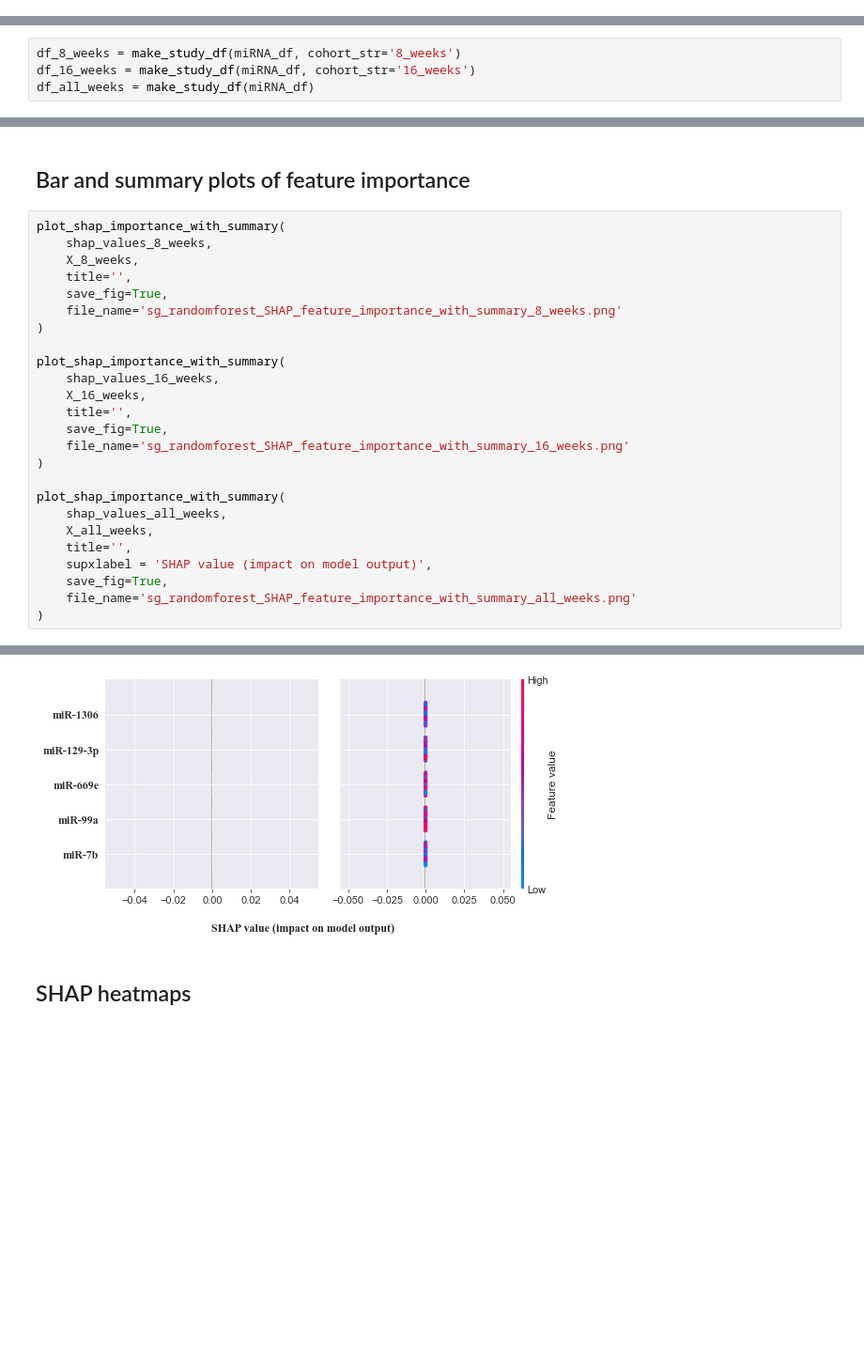
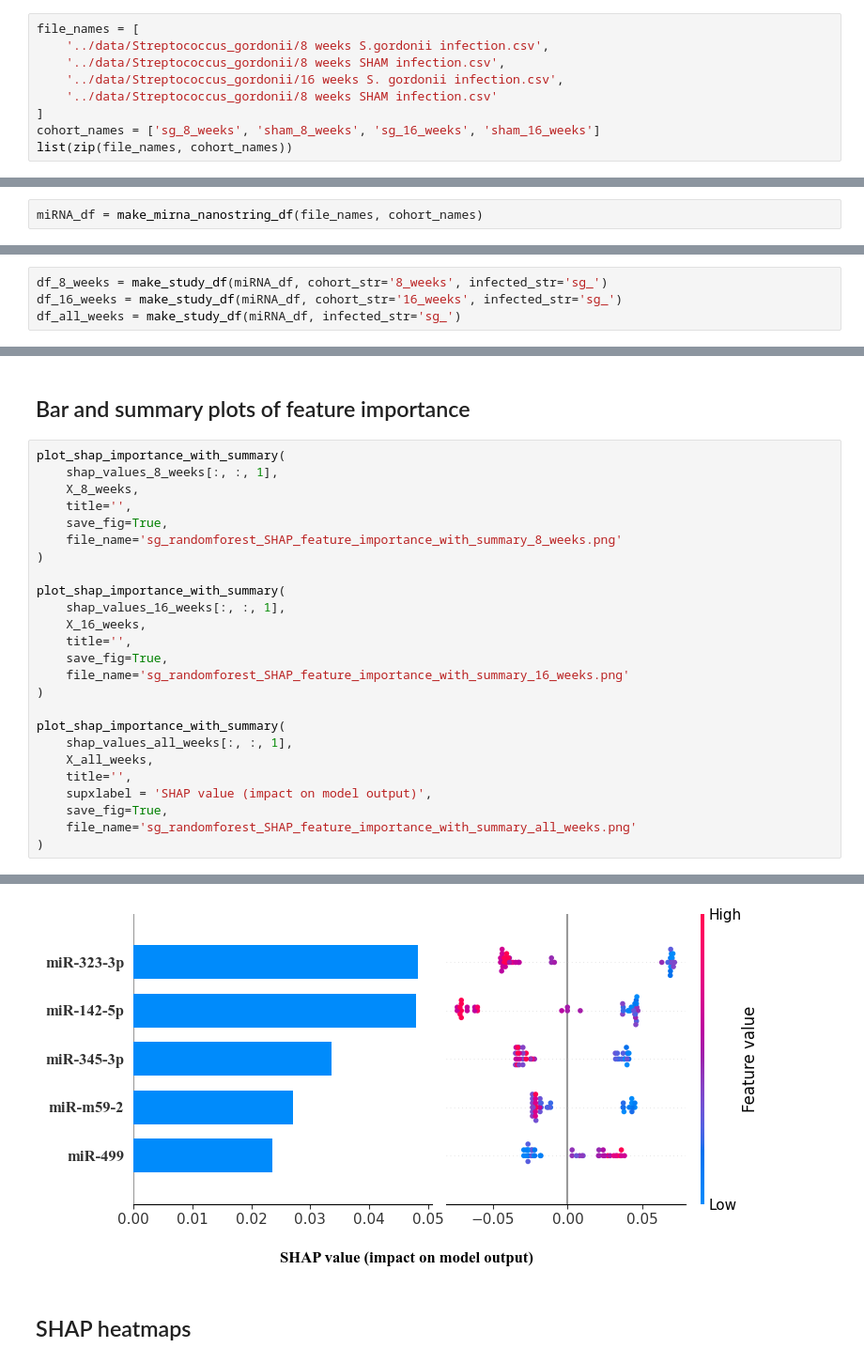
Before and after one commit to uflcod/miRNA-periodontal-disease, a Jupyter notebook: notebooks/sg_randomforest_miRNA.ipynb, the cells around one changed output, grey strips where cells are left out. Shown: that part at 94% size. Saved outputs shown, nothing was run; the diff lists cells and outputs as text; blank space fills up the shorter version.

Commit message:
modify to use make_mirna_nanostring_df

```diff
--- a/notebooks/sg_randomforest_miRNA.ipynb
+++ b/notebooks/sg_randomforest_miRNA.ipynb
@@ -59,0 +58,9 @@ miRNA_df = pd.read_excel('../dataStreptococcus_gordonii/transposed_Sg_miRNA.xlsx
+# %%
+file_names = [
+    '../data/Streptococcus_gordonii/8 weeks S.gordonii infection.csv',
+    '../data/Streptococcus_gordonii/8 weeks SHAM infection.csv',
+    '../data/Streptococcus_gordonii/16 weeks S. gordonii infection.csv',
+    '../data/Streptococcus_gordonii/8 weeks SHAM infection.csv'
+]
+cohort_names = ['sg_8_weeks', 'sham_8_weeks', 'sg_16_weeks', 'sham_16_weeks']
+list(zip(file_names, cohort_names))
@@ -60,9 +75,11 @@ miRNA_df = pd.read_excel('../dataStreptococcus_gordonii/transposed_Sg_miRNA.xlsx
+# %%
+miRNA_df = make_mirna_nanostring_df(file_names, cohort_names)
 # %% [markdown]
 ## create dataframes and X, y datasets
 # %%
-df_8_weeks = make_study_df(miRNA_df, cohort_str='8_weeks')
-df_16_weeks = make_study_df(miRNA_df, cohort_str='16_weeks')
-df_all_weeks = make_study_df(miRNA_df)
+df_8_weeks = make_study_df(miRNA_df, cohort_str='8_weeks', infected_str='sg_')
+df_16_weeks = make_study_df(miRNA_df, cohort_str='16_weeks', infected_str='sg_')
+df_all_weeks = make_study_df(miRNA_df, infected_str='sg_')
 # %%
 X_8_weeks, y_8_weeks = df_8_weeks.drop('infected', axis=1), df_8_weeks['infected']
 X_16_weeks, y_16_weeks = df_16_weeks.drop('infected', axis=1), df_16_weeks['infected']
@@ -270,7 +251,7 @@ array([1., 1., 1., 1., 1., 1., 1., 1., 1., 1., 1., 1., 1., 1., 1., 1., 1.,
 ## Bar and summary plots of feature importance
 # %%
 plot_shap_importance_with_summary(
-    shap_values_8_weeks,
+    shap_values_8_weeks[:, :, 1],
     X_8_weeks,
     title='',
     save_fig=True,
@@ -278,7 +259,7 @@ plot_shap_importance_with_summary(
 )
 
 plot_shap_importance_with_summary(
-    shap_values_16_weeks,
+    shap_values_16_weeks[:, :, 1],
     X_16_weeks,
     title='',
     save_fig=True,
@@ -286,7 +267,7 @@ plot_shap_importance_with_summary(
 )
 
 plot_shap_importance_with_summary(
-    shap_values_all_weeks,
+    shap_values_all_weeks[:, :, 1],
     X_all_weeks,
     title='',
     supxlabel = 'SHAP value (impact on model output)',
@@ -299,4 +280,4 @@ plot_shap_importance_with_summary(
-[figure, old version]
+[figure, new version]
 # %% [markdown]
 ## SHAP heatmaps
 # %%
```
Also changed, not shown: parts of 7 cells of this notebook.
